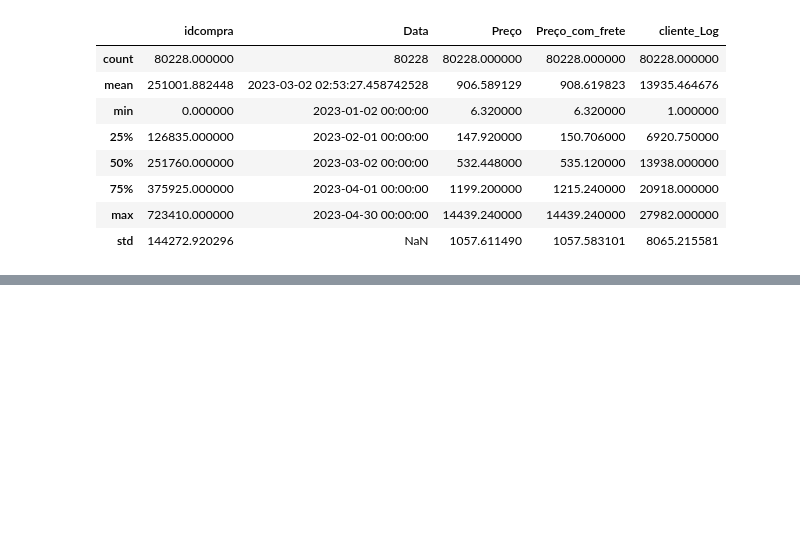
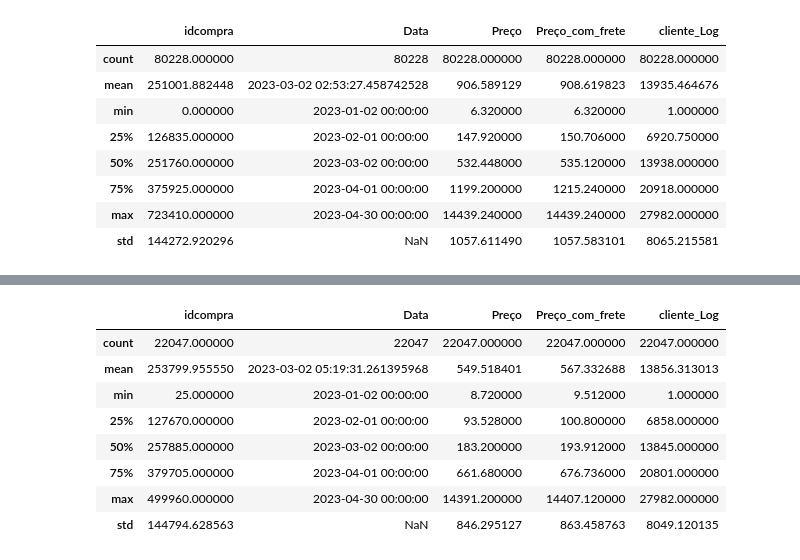
Before and after one commit to FelipeNunesReis/AnaliseExploratorias, a Jupyter notebook: AnalysisRetail.ipynb, the cells around one changed output, grey strips where cells are left out. Cells and saved outputs as stored; diff of their text form; code cells hidden in the pictures; blank space fills up the shorter version.

```diff
--- a/AnalysisRetail.ipynb
+++ b/AnalysisRetail.ipynb
@@ -216,0 +233,12 @@ venda.describe()
+# %%
+vendas_correto.describe()
+# %% [output]
+|  | idcompra | Data | Preço | Preço_com_frete | cliente_Log |
+| count | 22047.000000 | 22047 | 22047.000000 | 22047.000000 | 22047.000000 |
+| mean | 253799.955550 | 2023-03-02 05:19:31.261395968 | 549.518401 | 567.332688 | 13856.313013 |
+| min | 25.000000 | 2023-01-02 00:00:00 | 8.720000 | 9.512000 | 1.000000 |
+| 25% | 127670.000000 | 2023-02-01 00:00:00 | 93.528000 | 100.800000 | 6858.000000 |
+| 50% | 257885.000000 | 2023-03-02 00:00:00 | 183.200000 | 193.912000 | 13845.000000 |
+| 75% | 379705.000000 | 2023-04-01 00:00:00 | 661.680000 | 676.736000 | 20801.000000 |
+| max | 499960.000000 | 2023-04-30 00:00:00 | 14391.200000 | 14407.120000 | 27982.000000 |
+| std | 144794.628563 | NaN | 846.295127 | 863.458763 | 8049.120135 |
```
Also changed, not shown: parts of 17 cells of this notebook.
